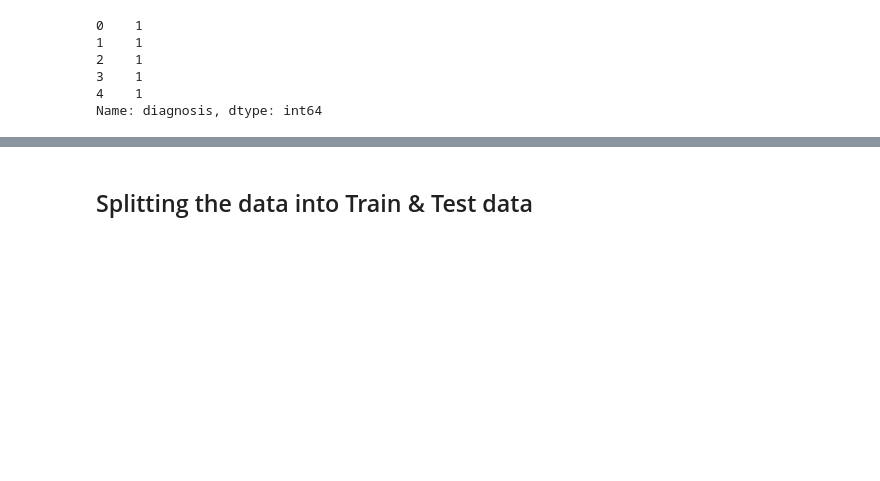
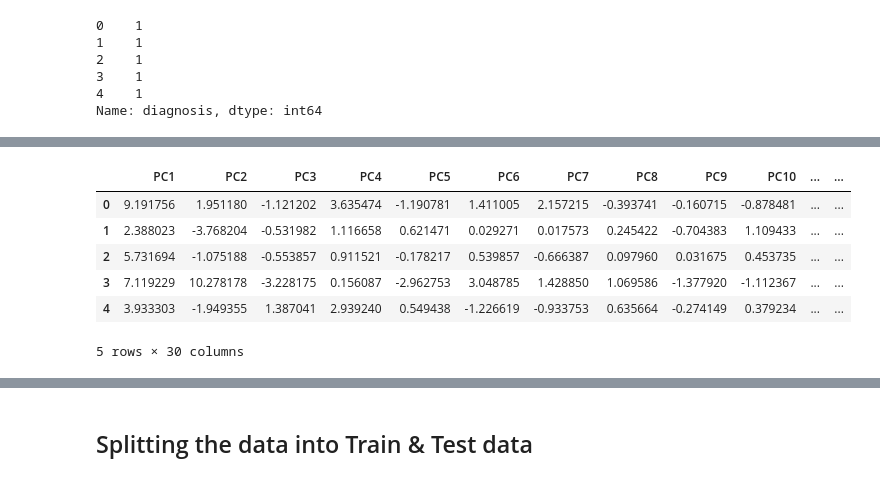
Before and after one commit to ananthkumarmv/Handling-Missing-Data-Problem-Using-KNN-in-EHRs-and-classification-of-Breast-Cancer-using-1D-CNN, a Jupyter notebook: 3_CNN/With_All_Instances.ipynb, the cells around one changed output, grey strips where cells are left out. Saved outputs shown, nothing was run; the diff lists cells and outputs as text; code cells hidden in the pictures; blank space fills up the shorter version.

```diff
--- a/3_CNN/With_All_Instances.ipynb
+++ b/3_CNN/With_All_Instances.ipynb
@@ -119,0 +138,17 @@ Name: diagnosis, dtype: int64
+# %%
+# let's pick 5 components
+n_PCA_components = 30
+pca = PCA(n_components=n_PCA_components)
+principalComponents = pca.fit_transform(x)
+# %%
+principalDf = pd.DataFrame(data=principalComponents, columns = ['PC1', 'PC2', 'PC3', 'PC4', 'PC5', 'PC6', 'PC7', 'PC8', 'PC9', 'PC10', 'PC1', 'PC2', 'PC3', 'PC4', 'PC5', 'PC6', 'PC7', 'PC8', 'PC9', 'PC10', 'PC1', 'PC2', 'PC3', 'PC4', 'PC5', 'PC6', 'PC7', 'PC8', 'PC9', 'PC10'])
+# %%
+principalDf.head()
+# %% [output]
+|  | PC1 | PC2 | PC3 | PC4 | PC5 | PC6 | PC7 | PC8 | PC9 | PC10 | ... | ... |
+| 0 | 9.191756 | 1.951180 | -1.121202 | 3.635474 | -1.190781 | 1.411005 | 2.157215 | -0.393741 | -0.160715 | -0.878481 | ... | ... |
+| 1 | 2.388023 | -3.768204 | -0.531982 | 1.116658 | 0.621471 | 0.029271 | 0.017573 | 0.245422 | -0.704383 | 1.109433 | ... | ... |
+| 2 | 5.731694 | -1.075188 | -0.553857 | 0.911521 | -0.178217 | 0.539857 | -0.666387 | 0.097960 | 0.031675 | 0.453735 | ... | ... |
+| 3 | 7.119229 | 10.278178 | -3.228175 | 0.156087 | -2.962753 | 3.048785 | 1.428850 | 1.069586 | -1.377920 | -1.112367 | ... | ... |
+| 4 | 3.933303 | -1.949355 | 1.387041 | 2.939240 | 0.549438 | -1.226619 | -0.933753 | 0.635664 | -0.274149 | 0.379234 | ... | ... |
+5 rows × 30 columns
```
Also changed, not shown: parts of 21 cells of this notebook.
